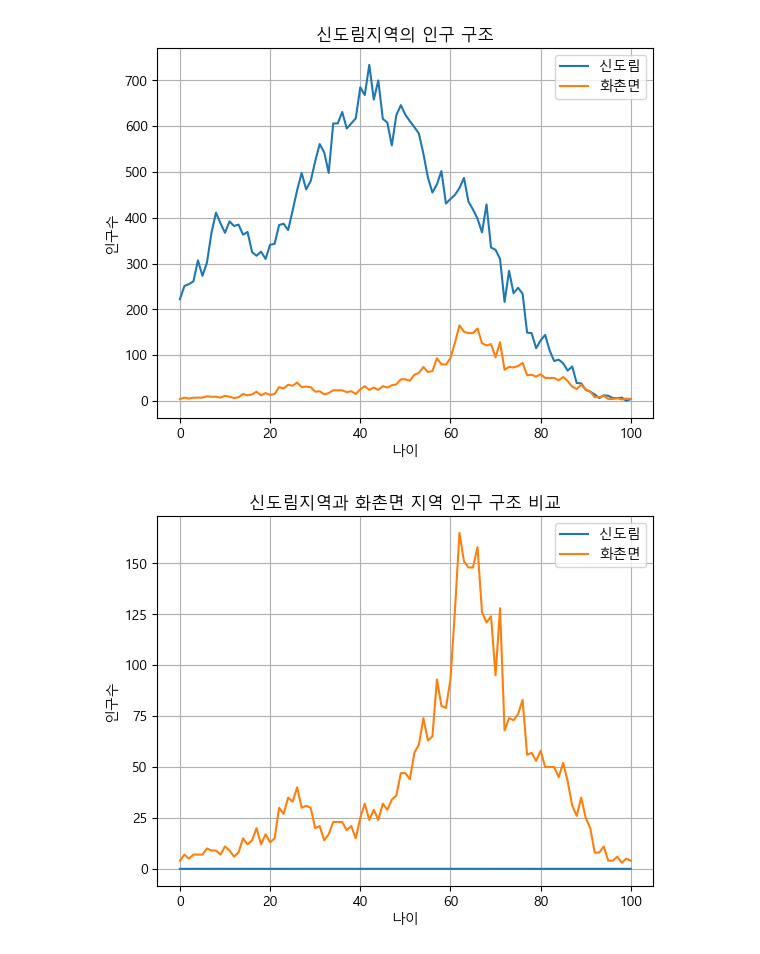
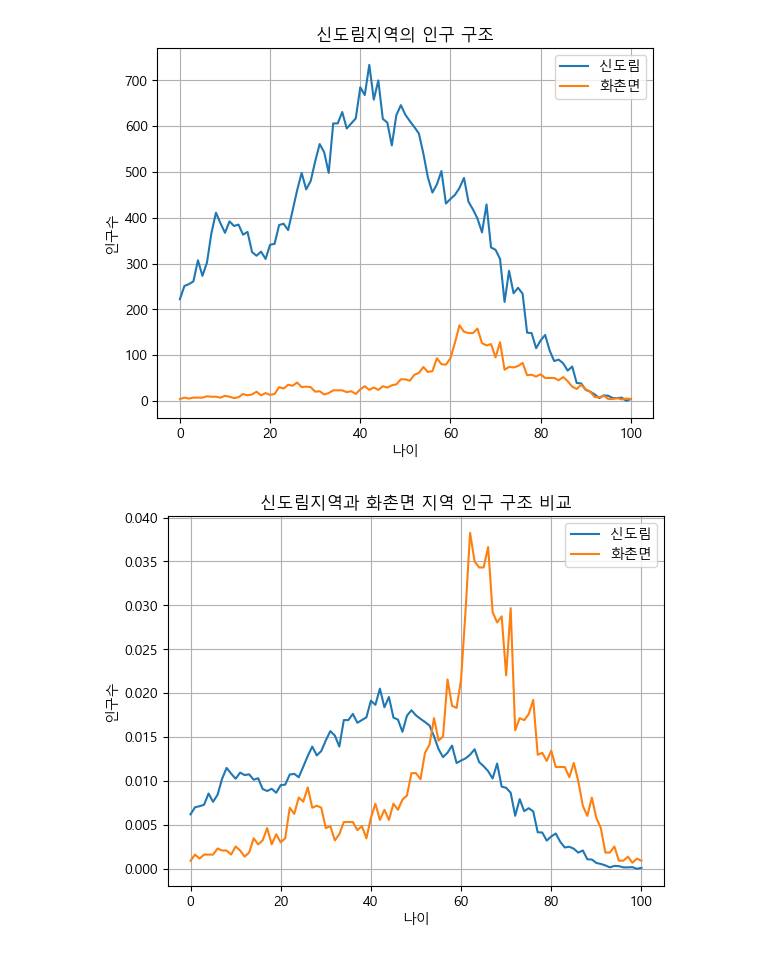
Before and after one commit to aaa0034213/2023-A-DA, a Jupyter notebook: week12-numpy-age-yhk.ipynb, the cells around one changed output. Cells and saved outputs as stored; diff of their text form; code cells hidden in the pictures.

```diff
--- a/week12-numpy-age-yhk.ipynb
+++ b/week12-numpy-age-yhk.ipynb
@@ -371,32 +374,31 @@ plt.show()
 # %%
 import csv
 import numpy as np
 import matplotlib.pyplot as plt
 
 f = open('age.csv', encoding='cp949')
 data= csv.reader(f)
-
 header = next(data)
 
 name = input('인구 구조가 알고 싶은 지역의 이름(읍면동 단위)를 입력해주세요:')
 for row in data:
     for i in range(102):
-        row[i+2] = int(row[i+2].replace(',',""))
+        row[i+2] = int(row[i+2].replace(',',''))
     if name in row[0]:
         home= np.array(row[3:], dtype=int) / row[2]
     if '화촌면' in row[0]:
-        away= np.array(row[3:],dtype=int) / row[2]
+        homeB= np.array(row[3:],dtype=int) / row[2]
 
 f.close()
 
 plt.rc('font',family='Malgun Gothic')
 plt.plot(home, label=name)
 plt.plot(homeB, label='화촌면')
 plt.title(name+'지역과 화촌면 지역 인구 구조 비교')
 plt.grid(True)
 plt.xlabel('나이')
 plt.ylabel('인구수')
 plt.legend()
 plt.show()
 # %% [output]
-[figure, old version]
+[figure, new version]
```
Also changed, not shown: parts of 6 cells of this notebook, 1 other file.
